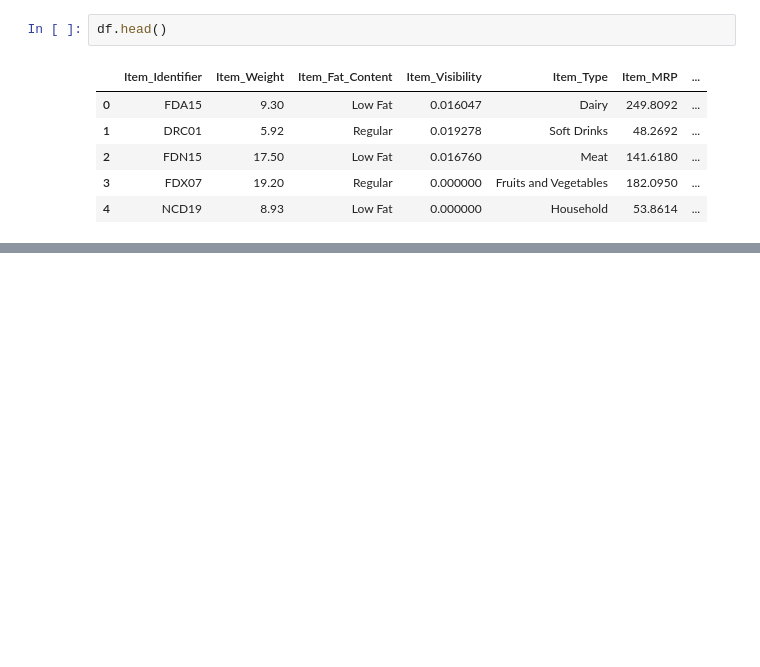
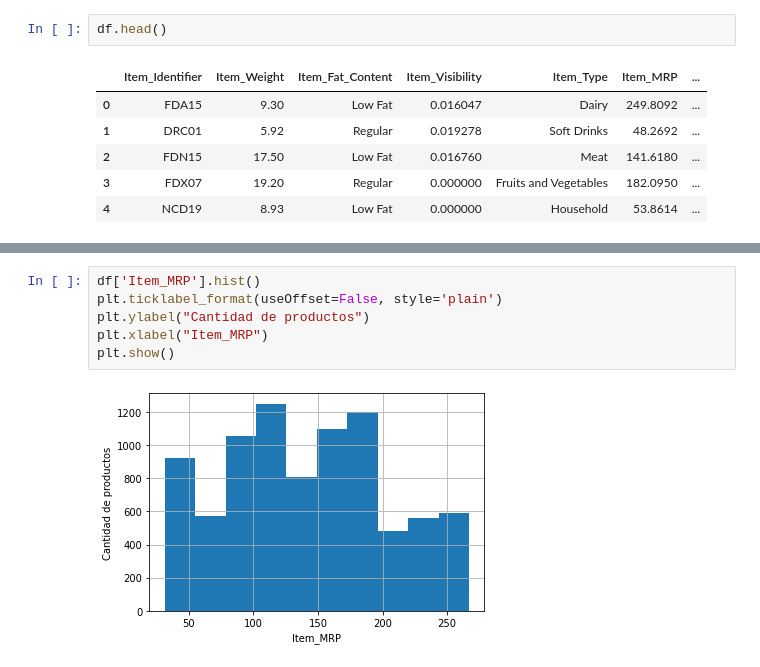
Before and after one commit to jesspl/prediction, a Jupyter notebook: predicciones_de_ventas.ipynb, the cells around one changed output, grey strips where cells are left out. Saved outputs shown, nothing was run; the diff lists cells and outputs as text; blank space fills up the shorter version.

```diff
--- a/predicciones_de_ventas.ipynb
+++ b/predicciones_de_ventas.ipynb
@@ -21,0 +352,8 @@ df.head()
+# %%
+df['Item_MRP'].hist()
+plt.ticklabel_format(useOffset=False, style='plain')
+plt.ylabel("Cantidad de productos")
+plt.xlabel("Item_MRP")
+plt.show()
+# %% [output]
+[figure, added]
```
Also changed, not shown: parts of 19 cells of this notebook.
